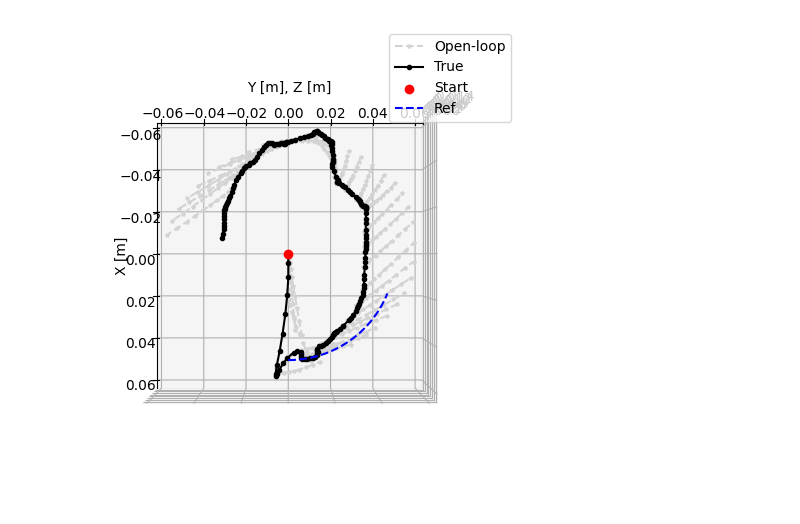
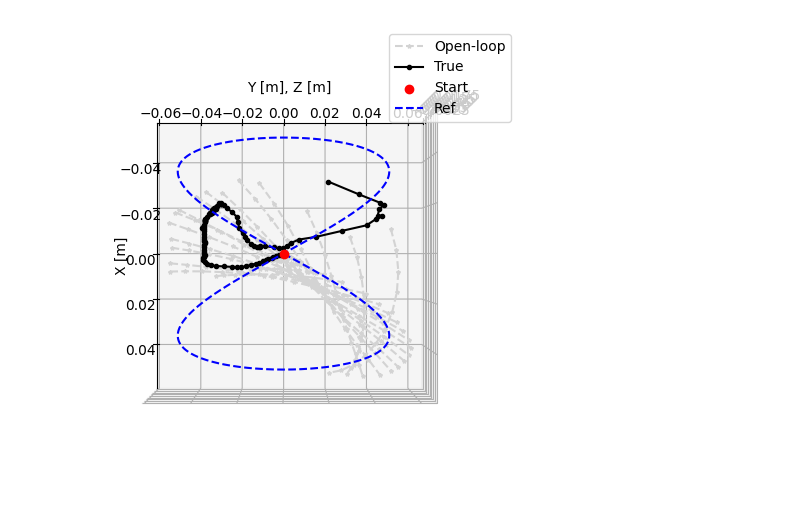
Before and after one commit to StanfordASL/trunk-stack, a Jupyter notebook: stack/main/scripts/visualize_mpc.ipynb, the cells around one changed output. Saved outputs shown, nothing was run; the diff lists cells and outputs as text; code cells hidden in the pictures.

```diff
--- a/stack/main/scripts/visualize_mpc.ipynb
+++ b/stack/main/scripts/visualize_mpc.ipynb
@@ -237,9 +237,9 @@ config = {
                 "dt": 0.01
             },
             "trajectory": {
-                "type": "circle",
+                "type": "eight",
                 "duration": 30.0,  # Duration of the simulation in seconds
-                "speed": 0.62831853071,  # Angular speed (rad/s)
+                "speed": 0.62831853071 / 2,  # Angular speed (rad/s)
                 "include_velocity": False,
                 "parameters": {
                     "center": [0.0, 0.0],  # Center of the (x,y) trajectory
@@ -295,7 +293,7 @@ plot_controls_only(topt_np[:,0], uopt_np)
 # %%
 z_ref = reference_trajectory
 i_start = 0
-i_end = 200
+i_end = 2000
 plot_mpc_trajectory_new_2(topt_np[i_start:i_end, 0], z_ref[i_start:i_end, [0, 1, 2]], zopt_np[i_start:i_end, :,  [0, 1, 2]], y_np[i_start:i_end, [0, 1, 2]], uopt_np[i_start:i_end], N, plot_controls=False, topdown=True)
 # %% [output]
-[figure, old version]
+[figure, new version]
```
Also changed, not shown: parts of 2 cells of this notebook, 3 other files.
